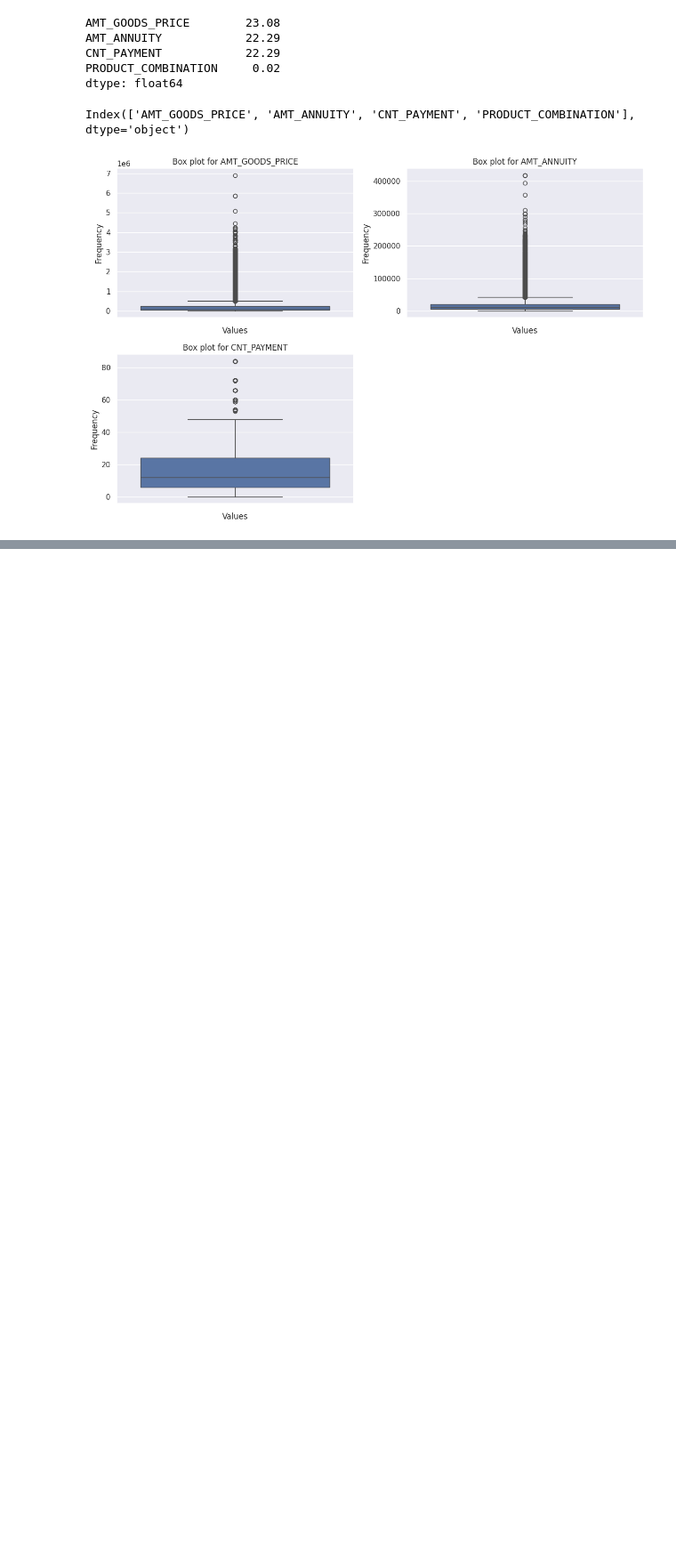
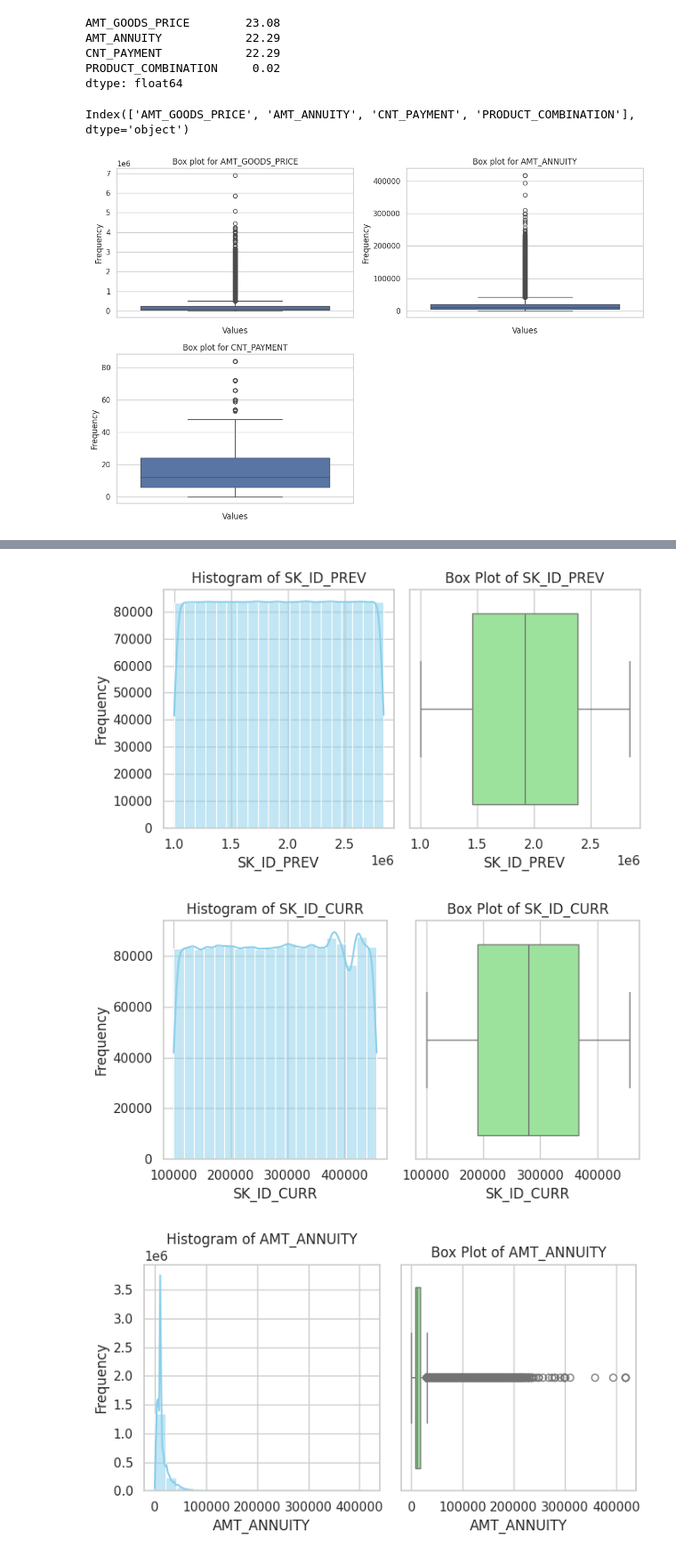
Before and after one commit to raghavendranhp/Financial_Risk_Detection, a Jupyter notebook: Financial_Risk_Analysis_preprocessing.ipynb, the cells around one changed output, grey strips where cells are left out. Shown at 89% size. Drawn from its saved outputs; the diff is of its cells as text; code cells hidden in the pictures; blank space fills up the shorter version.

```diff
--- a/Financial_Risk_Analysis_preprocessing.ipynb
+++ b/Financial_Risk_Analysis_preprocessing.ipynb
@@ -663,0 +759,15 @@ df_pre_app_fin['AMT_ANNUITY'].fillna(med_value_cnt, inplace=True)
+# %%
+#Converting negative days to positive days
+df_pre_app_fin['DAYS_DECISION'] = abs(df_pre_app_fin['DAYS_DECISION'])
+# %%
+#age group calculation e.g. 388 will be grouped as 300-400
+df_pre_app_fin['DAYS_DECISION_GROUP'] = (df_pre_app_fin['DAYS_DECISION']-(df_pre_app_fin['DAYS_DECISION'] % 400)).astype(str)+'-'+ ((df_pre_app_fin['DAYS_DECISION'] - (df_pre_app_fin['DAYS_DECISION'] % 400)) + (df_pre_app_fin['DAYS_DECISION'] % 400) + (400 - (df_pre_app_fin['DAYS_DECISION'] % 400))).astype(str)
+# %%
+#Converting Categorical columns from Object to categorical
+Catgorical_col_p = ['NAME_CASH_LOAN_PURPOSE','NAME_CONTRACT_STATUS','NAME_PAYMENT_TYPE',
+                    'CODE_REJECT_REASON','NAME_CLIENT_TYPE','NAME_GOODS_CATEGORY','NAME_PORTFOLIO',
+                   'NAME_PRODUCT_TYPE','CHANNEL_TYPE','NAME_SELLER_INDUSTRY','NAME_YIELD_GROUP','PRODUCT_COMBINATION',
+                    'NAME_CONTRACT_TYPE','DAYS_DECISION_GROUP']
+
+for col in Catgorical_col_p:
+    df_pre_app_fin[col] =pd.Categorical(df_pre_app_fin[col])
@@ -663,0 +914,6 @@ df_pre_app_fin['AMT_ANNUITY'].fillna(med_value_cnt, inplace=True)
+# %%
+plot_hist_box_side_by_side(df_pre_app_fin, figsize=(7, 4))
+# %% [output]
+[figure, added]
+[figure, added]
+[figure, added]
```
Also changed, not shown: parts of 31 cells of this notebook.
